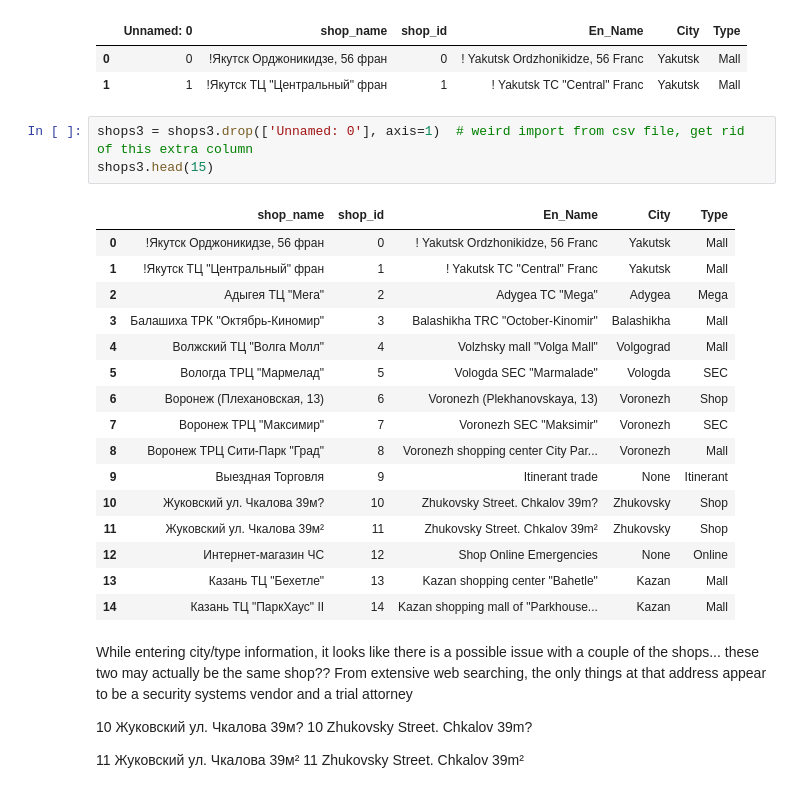
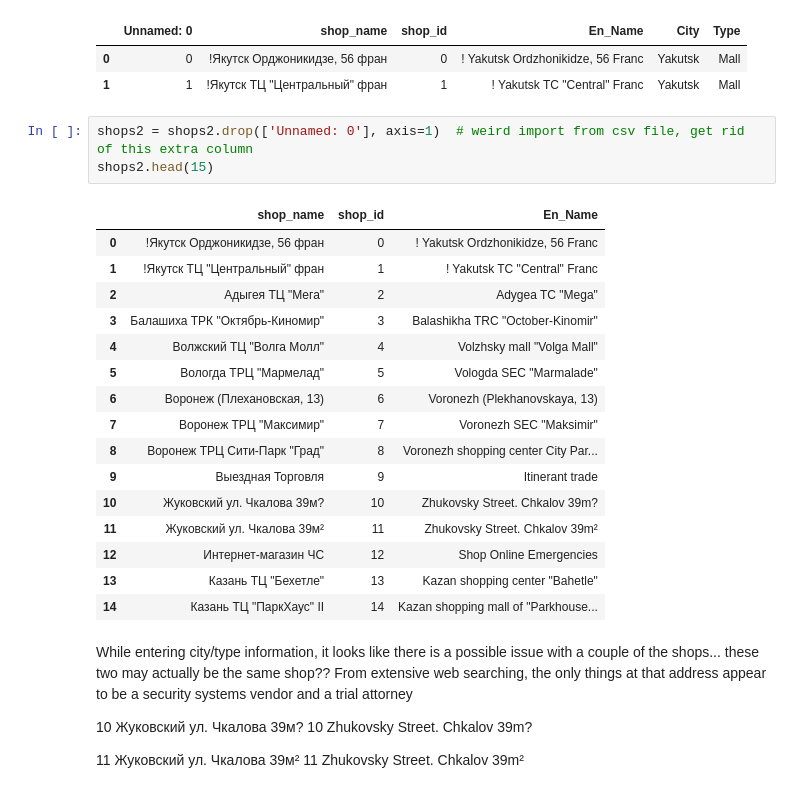
Before and after one commit to migai/Kag, a Jupyter notebook: ipynb_versions/MG_EDA_v2.3.ipynb, the cells around one changed output. Saved outputs shown, nothing was run; the diff lists cells and outputs as text.

Commit message:
remove extra index column in shops2

```diff
--- a/ipynb_versions/MG_EDA_v2.3.ipynb
+++ b/ipynb_versions/MG_EDA_v2.3.ipynb
@@ -301,25 +303,25 @@ shops3.head(2)
 | 0 | 0 | !Якутск Орджоникидзе, 56 фран | 0 | ! Yakutsk Ordzhonikidze, 56 Franc | Yakutsk | Mall |
 | 1 | 1 | !Якутск ТЦ "Центральный" фран | 1 | ! Yakutsk TC "Central" Franc | Yakutsk | Mall |
 # %%
-shops3 = shops3.drop(['Unnamed: 0'], axis=1)  # weird import from csv file, get rid of this extra column
-shops3.head(15)
+shops2 = shops2.drop(['Unnamed: 0'], axis=1)  # weird import from csv file, get rid of this extra column
+shops2.head(15)
 # %% [output]
-|  | shop_name | shop_id | En_Name | City | Type |
-| 0 | !Якутск Орджоникидзе, 56 фран | 0 | ! Yakutsk Ordzhonikidze, 56 Franc | Yakutsk | Mall |
-| 1 | !Якутск ТЦ "Центральный" фран | 1 | ! Yakutsk TC "Central" Franc | Yakutsk | Mall |
-| 2 | Адыгея ТЦ "Мега" | 2 | Adygea TC "Mega" | Adygea | Mega |
-| 3 | Балашиха ТРК "Октябрь-Киномир" | 3 | Balashikha TRC "October-Kinomir" | Balashikha | Mall |
-| 4 | Волжский ТЦ "Волга Молл" | 4 | Volzhsky mall "Volga Mall" | Volgograd | Mall |
-| 5 | Вологда ТРЦ "Мармелад" | 5 | Vologda SEC "Marmalade" | Vologda | SEC |
-| 6 | Воронеж (Плехановская, 13) | 6 | Voronezh (Plekhanovskaya, 13) | Voronezh | Shop |
-| 7 | Воронеж ТРЦ "Максимир" | 7 | Voronezh SEC "Maksimir" | Voronezh | SEC |
-| 8 | Воронеж ТРЦ Сити-Парк "Град" | 8 | Voronezh shopping center City Par... | Voronezh | Mall |
-| 9 | Выездная Торговля | 9 | Itinerant trade | None | Itinerant |
-| 10 | Жуковский ул. Чкалова 39м? | 10 | Zhukovsky Street. Chkalov 39m? | Zhukovsky | Shop |
-| 11 | Жуковский ул. Чкалова 39м² | 11 | Zhukovsky Street. Chkalov 39m² | Zhukovsky | Shop |
-| 12 | Интернет-магазин ЧС | 12 | Shop Online Emergencies | None | Online |
-| 13 | Казань ТЦ "Бехетле" | 13 | Kazan shopping center "Bahetle" | Kazan | Mall |
-| 14 | Казань ТЦ "ПаркХаус" II | 14 | Kazan shopping mall of "Parkhouse... | Kazan | Mall |
+|  | shop_name | shop_id | En_Name |
+| 0 | !Якутск Орджоникидзе, 56 фран | 0 | ! Yakutsk Ordzhonikidze, 56 Franc |
+| 1 | !Якутск ТЦ "Центральный" фран | 1 | ! Yakutsk TC "Central" Franc |
+| 2 | Адыгея ТЦ "Мега" | 2 | Adygea TC "Mega" |
+| 3 | Балашиха ТРК "Октябрь-Киномир" | 3 | Balashikha TRC "October-Kinomir" |
+| 4 | Волжский ТЦ "Волга Молл" | 4 | Volzhsky mall "Volga Mall" |
+| 5 | Вологда ТРЦ "Мармелад" | 5 | Vologda SEC "Marmalade" |
+| 6 | Воронеж (Плехановская, 13) | 6 | Voronezh (Plekhanovskaya, 13) |
+| 7 | Воронеж ТРЦ "Максимир" | 7 | Voronezh SEC "Maksimir" |
+| 8 | Воронеж ТРЦ Сити-Парк "Град" | 8 | Voronezh shopping center City Par... |
+| 9 | Выездная Торговля | 9 | Itinerant trade |
+| 10 | Жуковский ул. Чкалова 39м? | 10 | Zhukovsky Street. Chkalov 39m? |
+| 11 | Жуковский ул. Чкалова 39м² | 11 | Zhukovsky Street. Chkalov 39m² |
+| 12 | Интернет-магазин ЧС | 12 | Shop Online Emergencies |
+| 13 | Казань ТЦ "Бехетле" | 13 | Kazan shopping center "Bahetle" |
+| 14 | Казань ТЦ "ПаркХаус" II | 14 | Kazan shopping mall of "Parkhouse... |
 # %% [markdown]
 While entering city/type information, it looks like there is a possible issue with a couple of the shops... these two may actually be the same shop??  From extensive web searching, the only things at that address appear to be a security systems vendor and a trial attorney
 
```
Also changed, not shown: parts of 3 cells of this notebook, 1 other file.
